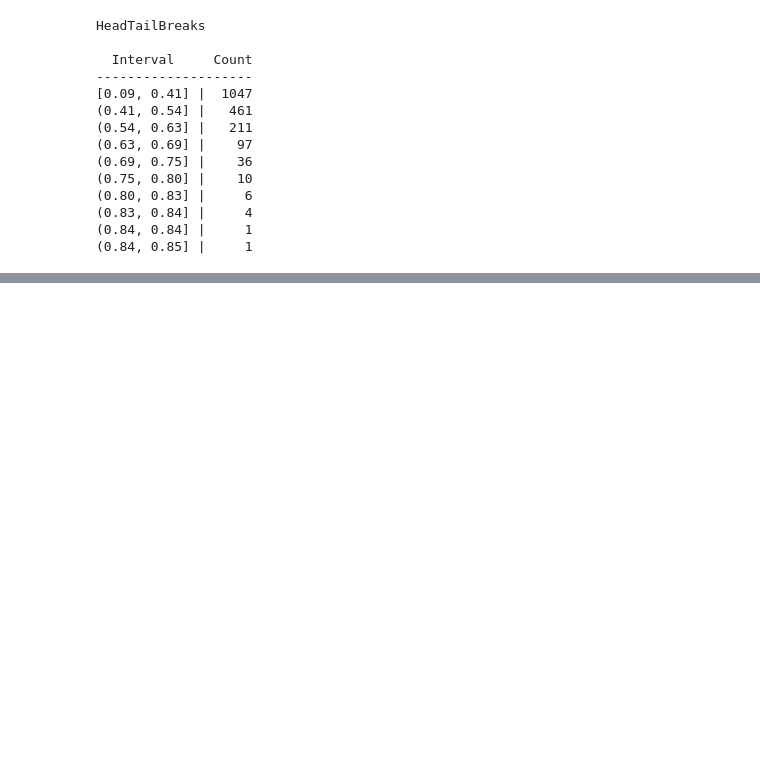
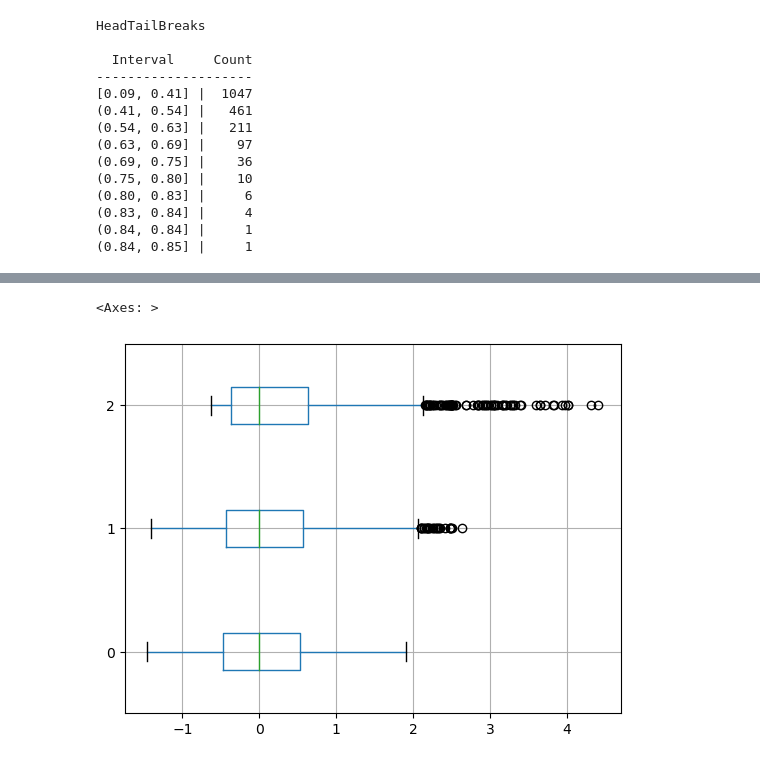
Before and after one commit to FabianRomero20/Examen2, a Jupyter notebook: FULLPRUEBAS.ipynb, the cells around one changed output, grey strips where cells are left out. Saved outputs shown, nothing was run; the diff lists cells and outputs as text; code cells hidden in the pictures; blank space fills up the shorter version.

```diff
--- a/FULLPRUEBAS.ipynb
+++ b/FULLPRUEBAS.ipynb
@@ -397,0 +416,16 @@ sea.pairplot(
+# %%
+columnsToScale=selected_variables_new
+
+
+from sklearn.preprocessing import robust_scale as rs
+from sklearn.preprocessing import power_transform as pt
+from sklearn.preprocessing import quantile_transform as qt
+
+rs_result=rs(datadismap[columnsToScale])
+pt_result=pt(datadismap[columnsToScale])
+qt_result=qt(datadismap[columnsToScale])
+# %%
+pd.DataFrame(rs_result).boxplot(vert=False)
+# %% [output]
+<Axes: >
+[figure, added]
```
Also changed, not shown: parts of 41 cells of this notebook, 2 other files.
